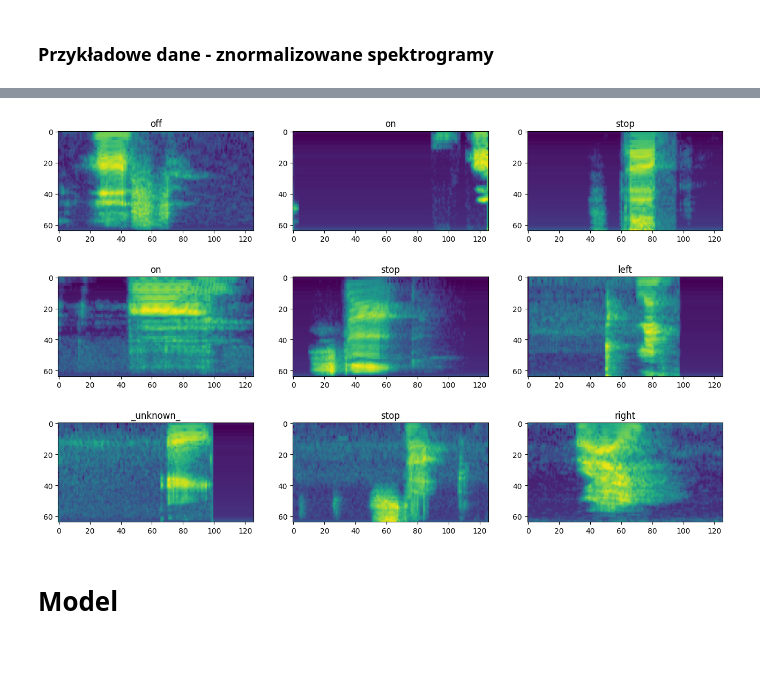
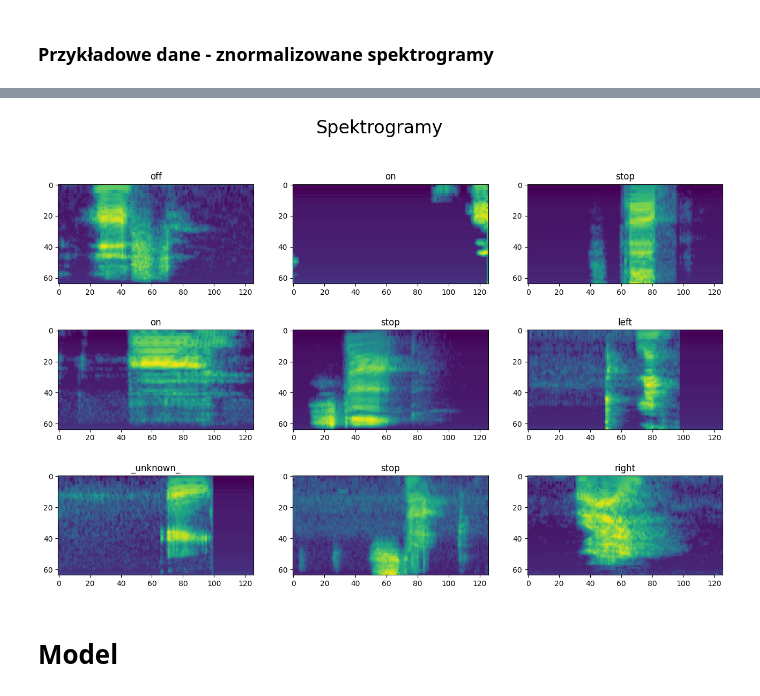
Before and after one commit to JKural/psi-projekt, a Jupyter notebook: psi-project.ipynb, the cells around one changed output, grey strips where cells are left out. Saved outputs shown, nothing was run; the diff lists cells and outputs as text; code cells hidden in the pictures; blank space fills up the shorter version.

```diff
--- a/psi-project.ipynb
+++ b/psi-project.ipynb
@@ -181,4 +200,11 @@ mel_spectrogram_layer = layers.MelSpectrogram(
     mag_exp=mag_exp,
     min_power=min_power,
     ref_power=ref_power,
+    name="mel_spectrogram"
 )
+
+def get_spectrogram(audio):
+    return tf.transpose(mel_spectrogram_layer(audio))
+
+def draw_spectrogram(ax, spectrogram, **kwargs):
+    ax.imshow(tf.transpose(spectrogram), **kwargs)
@@ -185,3 +213,10 @@ mel_spectrogram_layer = layers.MelSpectrogram(
+# %%
+preprocessing_layer =  keras.Sequential([
+    keras.Input((16000,)),
+    mel_spectrogram_layer,
+    # permutacja, aby dane miały kształt (time, num_mel_bins)
+    layers.Permute((2, 1))
+])
 # %% [markdown]
 ## Datasety spektrogramów
 # %%
@@ -220,9 +247,11 @@ rows = 3
 cols = 3
 n = rows * cols
 fig, axs = plt.subplots(rows, cols, figsize=(16, 10))
-for k, (spectrogram, label) in enumerate(train_spectrogram_ds.take(n)):
-        i, j = divmod(k, cols)
-        axs[i, j].imshow(spectrogram.numpy().T)
-        axs[i, j].set_title(info.features["label"].names[label])
+for Xs, ys in train_spectrogram_ds.take(1):
+    for k, (spectrogram, label) in enumerate(zip(Xs[:n], ys[:n])):
+            i, j = divmod(k, cols)
+            draw_spectrogram(axs[i, j], spectrogram)
+            axs[i, j].set_title(label_names[label])
+fig.suptitle("Spektrogramy", fontsize=24)
 plt.show()
 # %% [output]
@@ -233,11 +260,3 @@ plt.show()
-# %%
-batch_size=32
-
-train_spectrogram_ds = train_spectrogram_ds.batch(32).prefetch(buffer_size=tf.data.AUTOTUNE)
-
-val_spectrogram_ds = val_spectrogram_ds.batch(32).prefetch(buffer_size=tf.data.AUTOTUNE)
-
-test_spectrogram_ds = test_spectrogram_ds.batch(32).prefetch(buffer_size=tf.data.AUTOTUNE)
 # %% [markdown]
 ## Normalizacja
 # %%
@@ -258,7 +277,8 @@ fig, axs = plt.subplots(rows, cols, figsize=(16, 10))
 for Xs, ys in train_spectrogram_ds.take(1):
     for k, (spectrogram, label) in enumerate(zip(Xs[:n], ys[:n])):
         i, j = divmod(k, cols)
-        axs[i, j].imshow(normalization_layer(spectrogram).numpy().T)
-        axs[i, j].set_title(info.features["label"].names[label])
+        draw_spectrogram(axs[i, j], normalization_layer(spectrogram)[0])
+        axs[i, j].set_title(label_names[label])
+fig.suptitle("Spektrogramy", fontsize=24)
 plt.show()
 # %% [output]
@@ -266,4 +286,4 @@ plt.show()
-[figure, old version]
+[figure, new version]
 # %% [markdown]
 # Model
 # %% [markdown]
```
Also changed, not shown: parts of 47 cells of this notebook, 8 other files.
